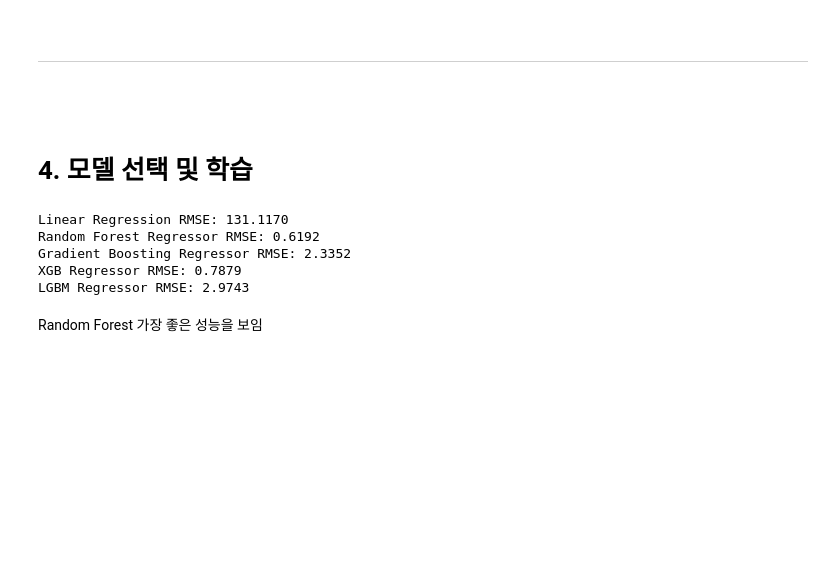
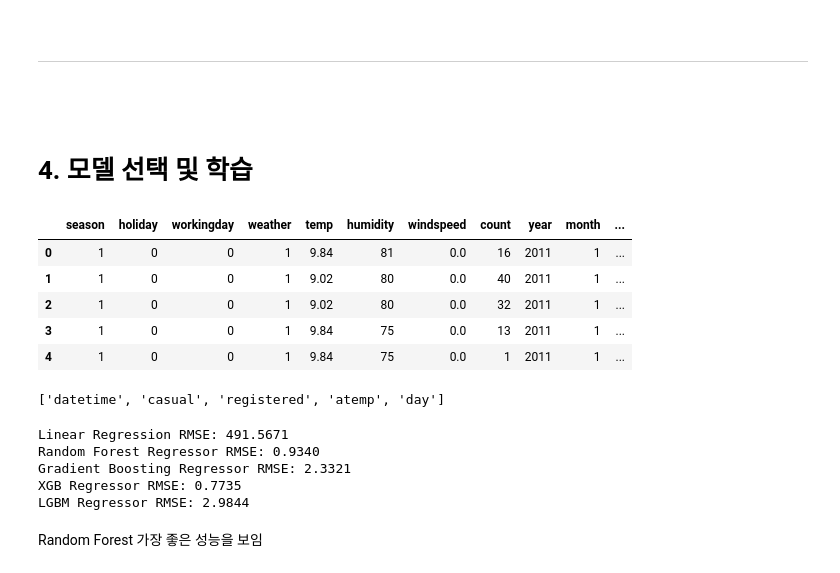
Before and after one commit to 2rlo0/hipython_rep, a Jupyter notebook: 39_bike대여량예측모델.ipynb, the cells around one changed output. Cells and saved outputs as stored; diff of their text form; code cells hidden in the pictures; blank space fills up the shorter version.

```diff
--- a/39_bike대여량예측모델.ipynb
+++ b/39_bike대여량예측모델.ipynb
@@ -286,9 +286,9 @@ memory usage: 1.3 MB
 # %%
 # 범주형 변수 처리 (One-Hot Encoding) 및 불필요한 변수 제거
 
-# 3. 범주형 변수 정의
-categorical_features = ['season', 'weather', 'holiday', 'workingday', 'month', 'hour', 'dayofweek', 'year', 'weekend']
-train_df = pd.get_dummies(train_df, columns=categorical_features, drop_first=True)
+# 3. 범주형 변수 정의, 원-핫 인코딩
+#categorical_features = ['season', 'weather', 'holiday', 'workingday', 'month', 'hour', 'dayofweek', 'year', 'weekend']
+#train_df = pd.get_dummies(train_df, columns=categorical_features, drop_first=True)
 
 # 4. 불필요한 변수 제거
 drop_features = ['datetime', 'casual', 'registered', 'atemp', 'day']
@@ -351,6 +347,19 @@ plt.show()
 from sklearn.model_selection import train_test_split
 from sklearn.ensemble import RandomForestRegressor
 from sklearn.metrics import mean_squared_error
+# %%
+train_df.head()
+# %% [output]
+|  | season | holiday | workingday | weather | temp | humidity | windspeed | count | year | month | ... |
+| 0 | 1 | 0 | 0 | 1 | 9.84 | 81 | 0.0 | 16 | 2011 | 1 | ... |
+| 1 | 1 | 0 | 0 | 1 | 9.02 | 80 | 0.0 | 40 | 2011 | 1 | ... |
+| 2 | 1 | 0 | 0 | 1 | 9.02 | 80 | 0.0 | 32 | 2011 | 1 | ... |
+| 3 | 1 | 0 | 0 | 1 | 9.84 | 75 | 0.0 | 13 | 2011 | 1 | ... |
+| 4 | 1 | 0 | 0 | 1 | 9.84 | 75 | 0.0 | 1 | 2011 | 1 | ... |
+# %%
+drop_features
+# %% [output]
+['datetime', 'casual', 'registered', 'atemp', 'day']
 # %%
 # X, y 분리
 y = train_df['count_log']
@@ -396,11 +405,11 @@ for name, model in models.items():
     results[name] = score
     print(f"{name} RMSE: {score:.4f}")
 # %% [output]
-Linear Regression RMSE: 131.1170
-Random Forest Regressor RMSE: 0.6192
-Gradient Boosting Regressor RMSE: 2.3352
-XGB Regressor RMSE: 0.7879
-LGBM Regressor RMSE: 2.9743
+Linear Regression RMSE: 491.5671
+Random Forest Regressor RMSE: 0.9340
+Gradient Boosting Regressor RMSE: 2.3321
+XGB Regressor RMSE: 0.7735
+LGBM Regressor RMSE: 2.9844
 # %% [markdown]
 Random Forest 가장 좋은 성능을 보임
 # %% [markdown]
```
Also changed, not shown: parts of 3 cells of this notebook, 2 other files.
